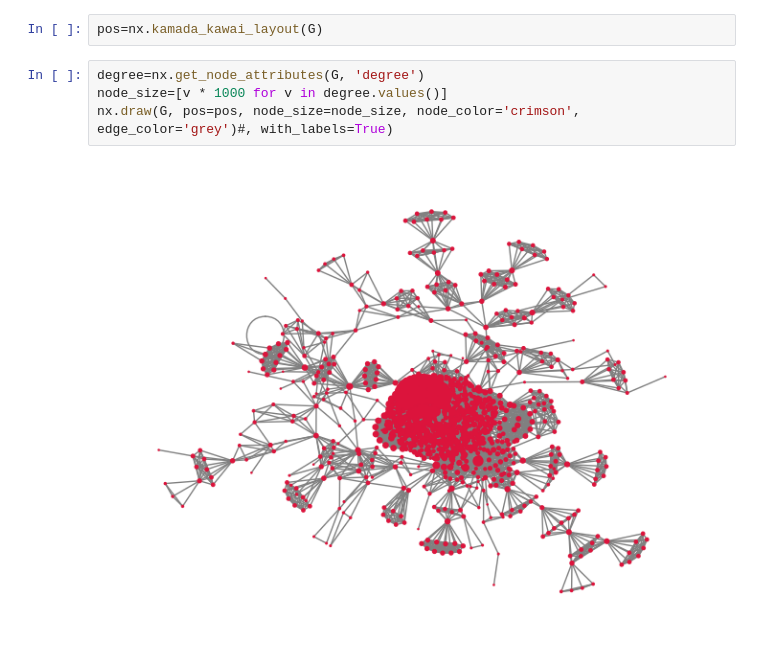
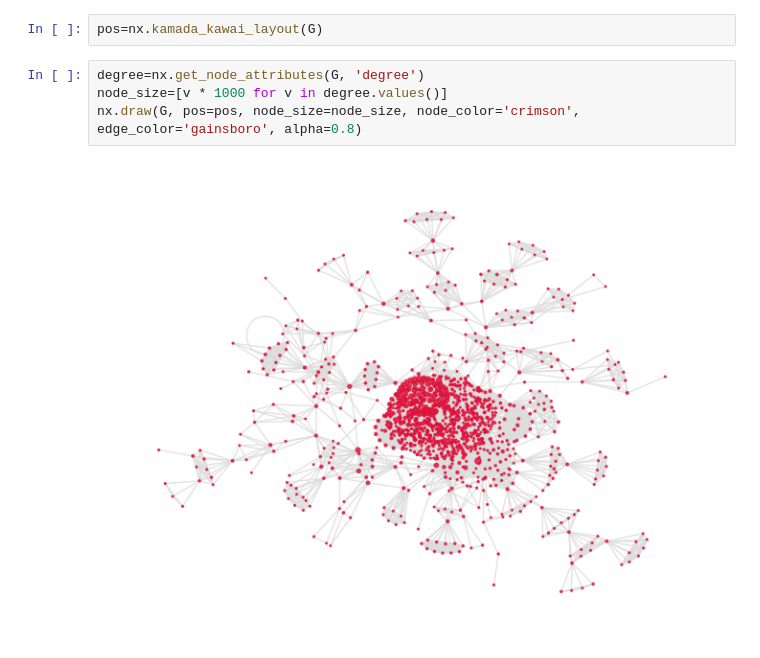
Before and after one commit to park-jay/bibliometric-misinfo, a Jupyter notebook: overview.ipynb, the cells around one changed output. Saved outputs shown, nothing was run; the diff lists cells and outputs as text.

```diff
--- a/overview.ipynb
+++ b/overview.ipynb
@@ -84,9 +84,9 @@ pos=nx.kamada_kawai_layout(G)
 # %%
 degree=nx.get_node_attributes(G, 'degree')
 node_size=[v * 1000 for v in degree.values()]
-nx.draw(G, pos=pos, node_size=node_size, node_color='crimson', edge_color='grey')#, with_labels=True)
+nx.draw(G, pos=pos, node_size=node_size, node_color='crimson', edge_color='gainsboro', alpha=0.8)
 # %% [output]
-[figure, old version]
+[figure, new version]
 # %%
 G.nodes['Preslav Nakov']
 # %% [output]
```
Also changed, not shown: parts of 3 cells of this notebook.
